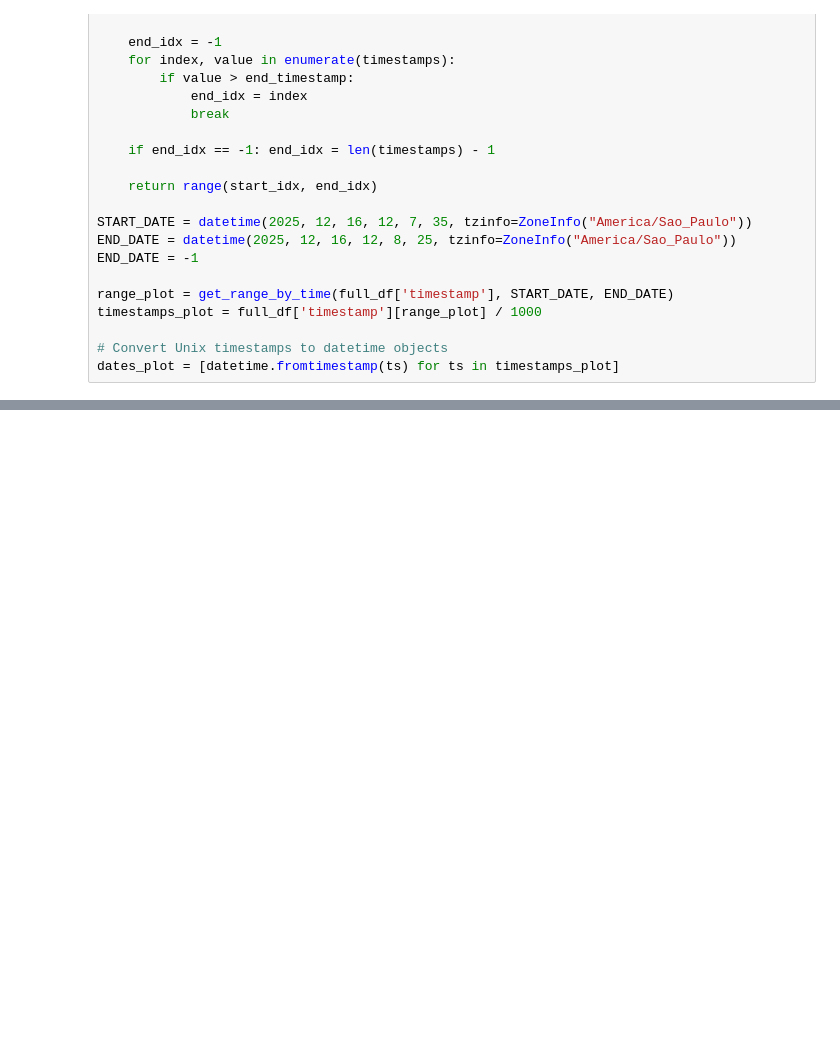
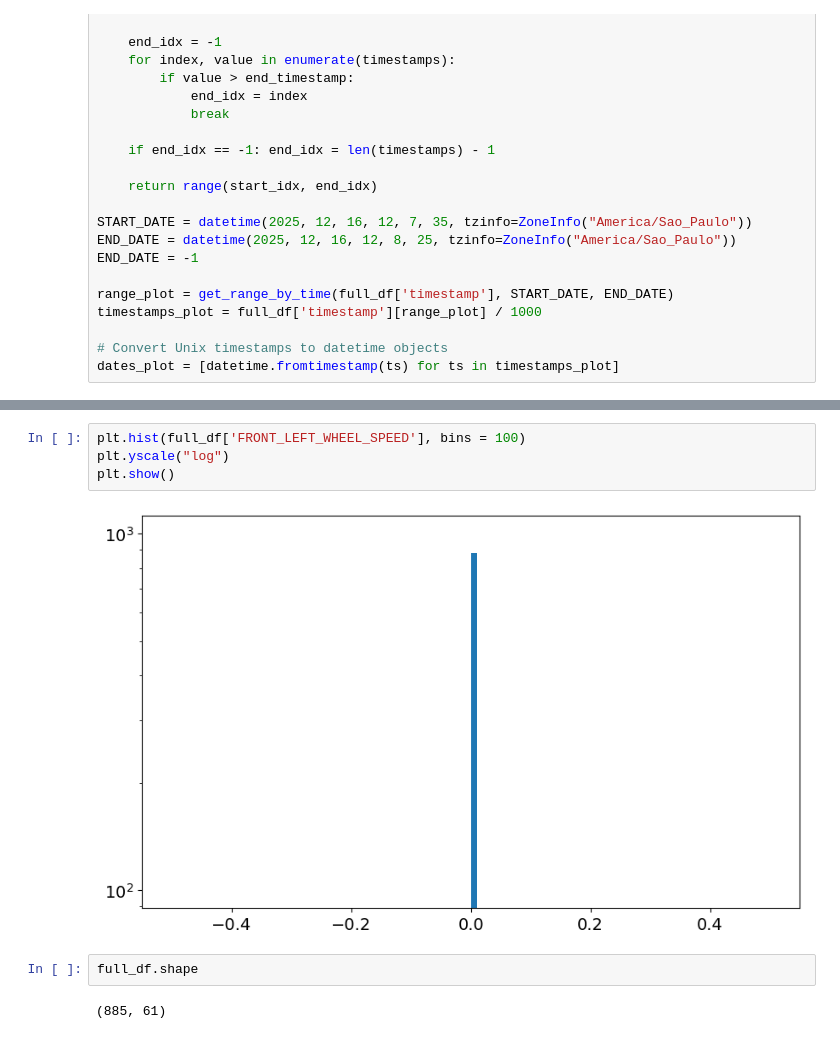
Before and after one commit to Tesla-UFMG/Data-Analysis, a Jupyter notebook: notebooks/csv_testing.ipynb, the cells around one changed output, grey strips where cells are left out. Saved outputs shown, nothing was run; the diff lists cells and outputs as text; blank space fills up the shorter version.

```diff
--- a/notebooks/csv_testing.ipynb
+++ b/notebooks/csv_testing.ipynb
@@ -195,0 +219,10 @@ plt.show()
+# %%
+plt.hist(full_df['FRONT_LEFT_WHEEL_SPEED'], bins = 100)
+plt.yscale("log")
+plt.show()
+# %% [output]
+[figure, added]
+# %%
+full_df.shape
+# %% [output]
+(885, 61)
```
Also changed, not shown: parts of 6 cells of this notebook, 14 other files.
